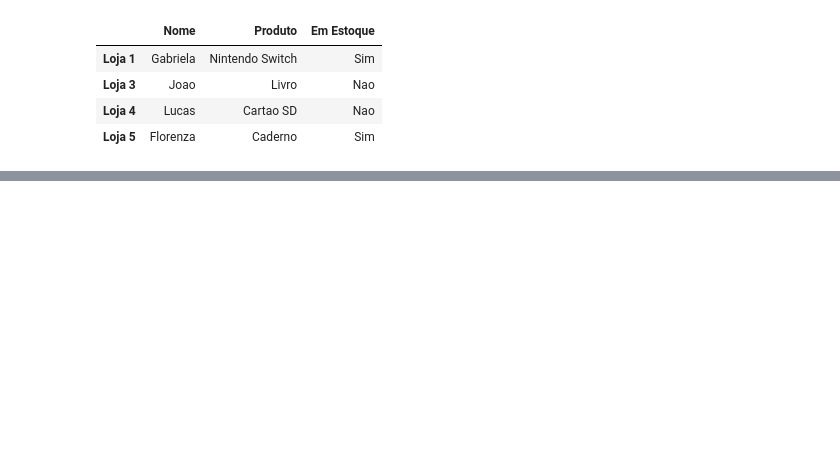
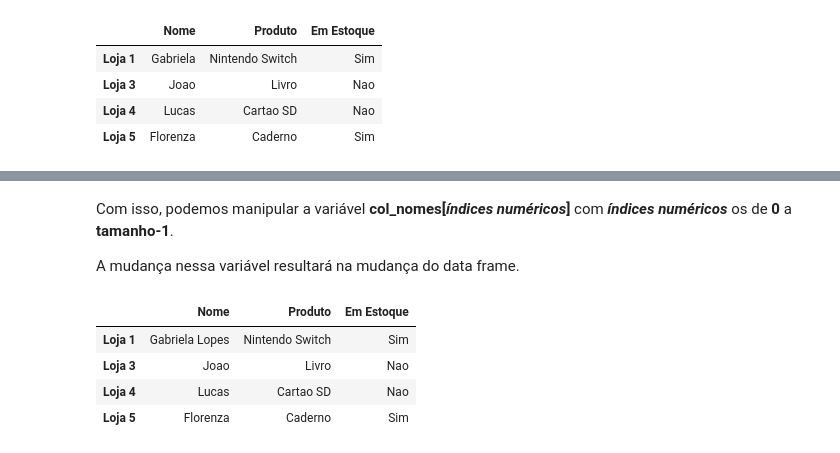
Before and after one commit to leoperassoli/python, a Jupyter notebook: pandas/DataFrame_Python.ipynb, the cells around one changed output, grey strips where cells are left out. Drawn from its saved outputs; the diff is of its cells as text; code cells hidden in the pictures; blank space fills up the shorter version.

```diff
--- a/pandas/DataFrame_Python.ipynb
+++ b/pandas/DataFrame_Python.ipynb
@@ -257,0 +308,13 @@ data_frame
+# %% [markdown]
+Com isso, podemos manipular a variável **col_nomes[*índices numéricos*]** com ***índices numéricos*** os  de **0** a **tamanho-1**.
+
+A mudança nessa variável resultará na mudança do data frame.
+# %%
+col_nomes[0] = "Gabriela Lopes"
+data_frame
+# %% [output]
+|  | Nome | Produto | Em Estoque |
+| Loja 1 | Gabriela Lopes | Nintendo Switch | Sim |
+| Loja 3 | Joao | Livro | Nao |
+| Loja 4 | Lucas | Cartao SD | Nao |
+| Loja 5 | Florenza | Caderno | Sim |
```
Also changed, not shown: parts of 22 cells of this notebook.
